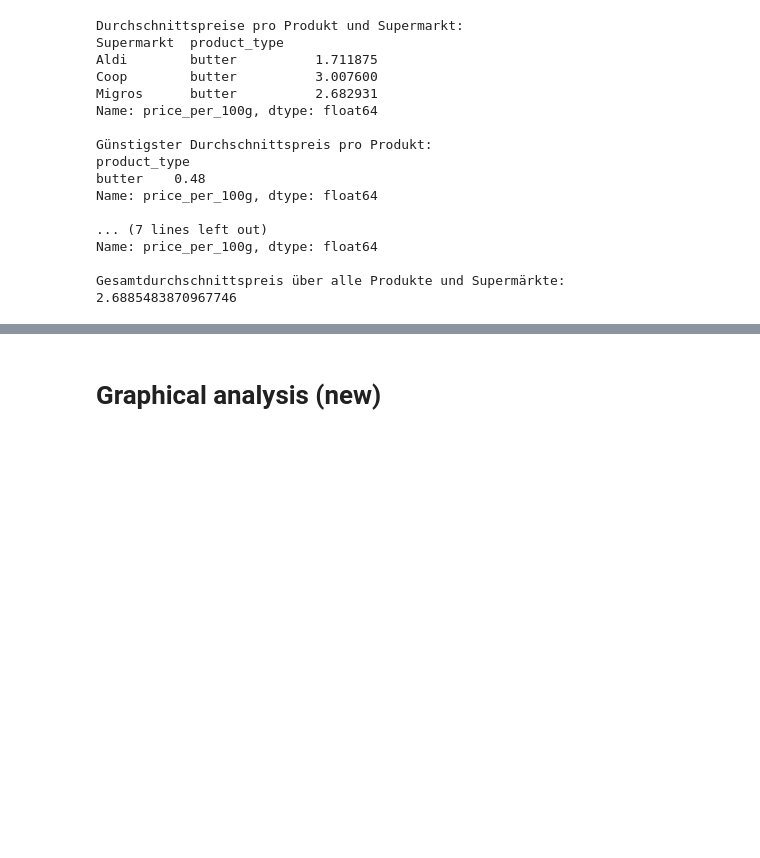
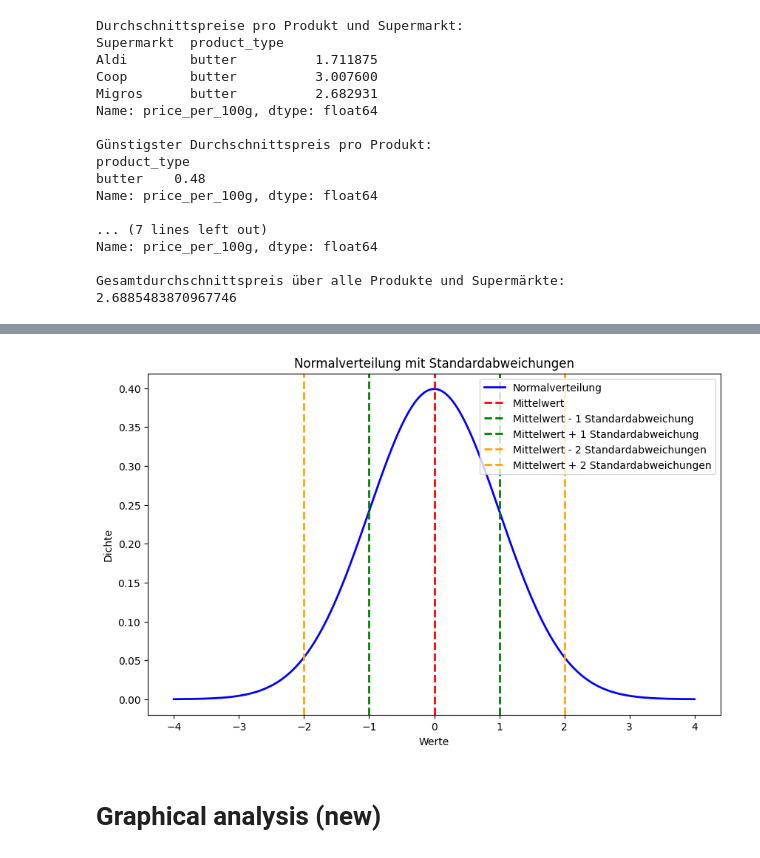
Before and after one commit to husicabe/groceries, a Jupyter notebook: EDA/EDA_Butter.ipynb, the cells around one changed output, grey strips where cells are left out. Drawn from its saved outputs; the diff is of its cells as text; code cells hidden in the pictures; blank space fills up the shorter version.

```diff
--- a/EDA/EDA_Butter.ipynb
+++ b/EDA/EDA_Butter.ipynb
@@ -117,3 +199,36 @@ Gesamtdurchschnittspreis über alle Produkte und Supermärkte:
+# %%
+import numpy as np
+import matplotlib.pyplot as plt
+from scipy.stats import norm
+
+# Annahme: Verwenden Sie Mittelwert 0, Standardabweichung 1 (Standardnormalverteilung)
+mean = 0
+std_dev = 1
+
+# Erzeugung von Werten für die Normalverteilung
+x = np.linspace(mean - 4 * std_dev, mean + 4 * std_dev, 1000)
+pdf = norm.pdf(x, mean, std_dev)
+
+# Plot der Normalverteilung
+plt.figure(figsize=(10, 6))
+plt.plot(x, pdf, label='Normalverteilung', color='blue', linewidth=2)
+
+# Markierung von Standardabweichungen
+plt.axvline(mean, color='red', linestyle='dashed', linewidth=2, label='Mittelwert')
+plt.axvline(mean - std_dev, color='green', linestyle='dashed', linewidth=2, label='Mittelwert - 1 Standardabweichung')
+plt.axvline(mean + std_dev, color='green', linestyle='dashed', linewidth=2, label='Mittelwert + 1 Standardabweichung')
+plt.axvline(mean - 2 * std_dev, color='orange', linestyle='dashed', linewidth=2, label='Mittelwert - 2 Standardabweichungen')
+plt.axvline(mean + 2 * std_dev, color='orange', linestyle='dashed', linewidth=2, label='Mittelwert + 2 Standardabweichungen')
+
+# Beschriftungen und Legende
+plt.title('Normalverteilung mit Standardabweichungen')
+plt.xlabel('Werte')
+plt.ylabel('Dichte')
+plt.legend()
+
+plt.show()
+# %% [output]
+[figure, added]
 # %% [markdown]
 # Graphical analysis (new)
 # %%
```
Also changed, not shown: parts of 5 cells of this notebook.
